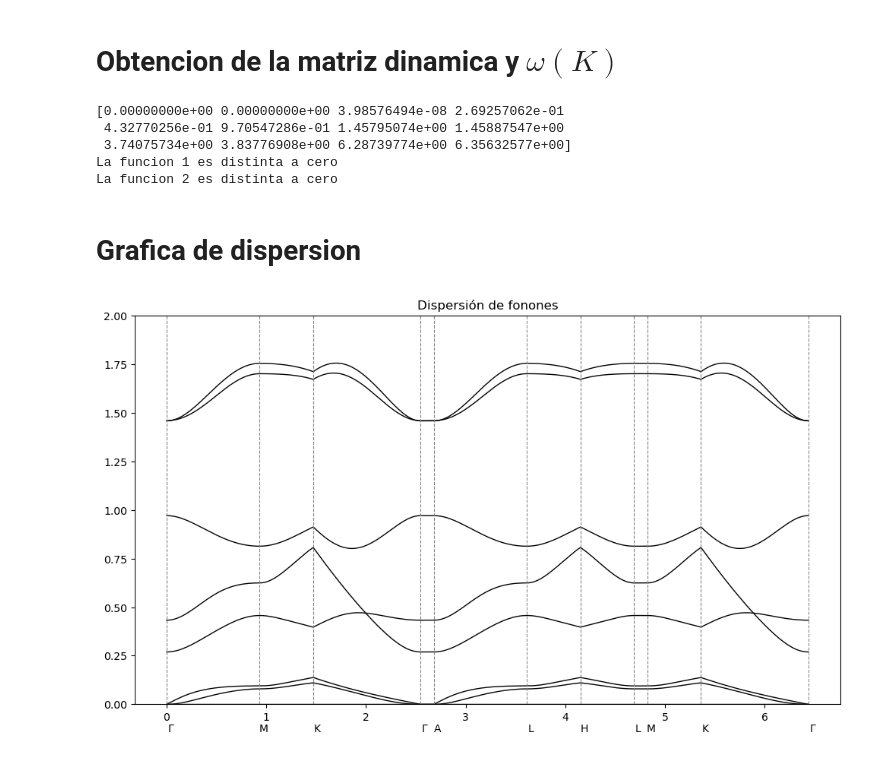
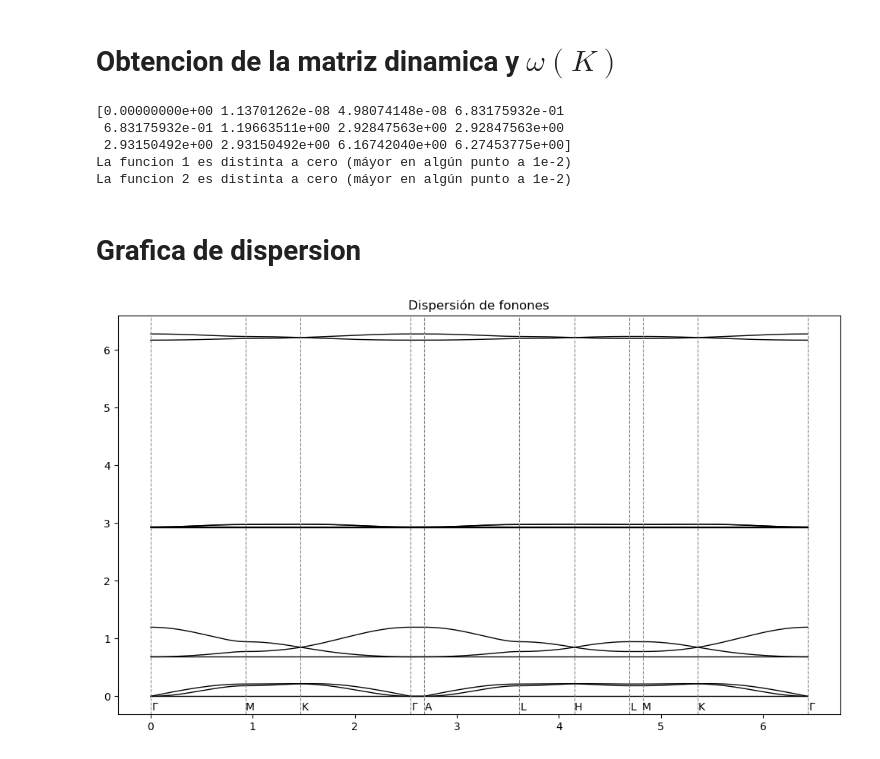
Before and after one commit to D4vidGarcia/Estado-Solido-Proyecto-Equipo, a Jupyter notebook: SCRIPTS/phonons.ipynb, the cells around one changed output. Drawn from its saved outputs; the diff is of its cells as text; code cells hidden in the pictures.

Commit message:
Arreglar las bandas por error de definicion de vectores R_ij que generaba discrepancias en array e

```diff
--- a/SCRIPTS/phonons.ipynb
+++ b/SCRIPTS/phonons.ipynb
@@ -78,13 +78,14 @@ force_cts = np.array(nested_force_cts, dtype=float)
 
 print(force_cts)
 
+# vector final menos inicial para cada par de atomos interactuantes
+R_01 = cell[1] - cell[0]
+R_02 = cell[2] - cell[0]
+R_03 = cell[3] - cell[0]
+R_12 = cell[2] - cell[1]
+R_13 = cell[3] - cell[1]
 
-R_01 = cell[0] - cell[1]
-R_02 = cell[0] - cell[2]
-R_03 = cell[0] - cell[3]
-R_12 = cell[1] - cell[2]
-R_13 = cell[1] - cell[3]
-
+# Crear arrays para los vectores e, sus normales y los indices j
 e = np.zeros((4, 7, 3), dtype=float)
 e_norm = np.zeros((4, 7, 3), dtype=float)
 e_jindex = np.zeros((4, 7), dtype=int)
@@ -94,8 +95,8 @@ e[0] = np.vstack([
     R_01 - lattice[1],
     R_01,
     R_02,
+    R_03 + lattice[0],
     R_03 - lattice[1],
-    R_03 + lattice[0],
     R_03
 ])
 
@@ -111,8 +112,8 @@ e[1] = np.vstack([
     -R_01 - lattice[0],
     -R_01,
     R_13,
+    R_12 + lattice[1],
     R_12 - lattice[0],
-    R_12 + lattice[1],
     R_12
 ])
 
@@ -239,33 +240,33 @@ print(frequencies[0])
 
 for i in range(3):
     if any (frequencies[:, i] > 1e-2):
-        print(f"La funcion {i} es distinta a cero")
+        print(f"La funcion {i} es distinta a cero (máyor en algún punto a 1e-2)")
 # %% [output]
-[0.00000000e+00 0.00000000e+00 3.98576494e-08 2.69257062e-01
- 4.32770256e-01 9.70547286e-01 1.45795074e+00 1.45887547e+00
- 3.74075734e+00 3.83776908e+00 6.28739774e+00 6.35632577e+00]
-La funcion 1 es distinta a cero
-La funcion 2 es distinta a cero
+[0.00000000e+00 1.13701262e-08 4.98074148e-08 6.83175932e-01
+ 6.83175932e-01 1.19663511e+00 2.92847563e+00 2.92847563e+00
+ 2.93150492e+00 2.93150492e+00 6.16742040e+00 6.27453775e+00]
+La funcion 1 es distinta a cero (máyor en algún punto a 1e-2)
+La funcion 2 es distinta a cero (máyor en algún punto a 1e-2)
 # %% [markdown]
 # Grafica de dispersion
 # %%
 # Cálculo de la norma de k para graficar en función de la distancia en el espacio recíproco
 dK = np.linalg.norm( np.diff(k_path, axis=0), axis=1 )
 K_norm = np.concatenate(([0], np.cumsum(dK)))
 
 # Grafico de dispersion de fonones, no tengo ni la mas remota idea de usar matplotlib, se lo pedi a chatgpt
 labels = ["Γ","M","K","Γ","A","L","H","L","M","K","Γ"]
 plt.figure(figsize=(10,6))
 for modo in range(n_modes):
     plt.plot(K_norm, frequencies[:, modo], 'k-', linewidth=1)
 
 
 for i in range(len(labels)):
     plt.axvline(K_norm[n_points_segment * i], color='gray', linestyle='--', linewidth=0.8)
     plt.text(K_norm[n_points_segment * i]+0.04, -0.1, labels[i], ha='center', va='top')
-plt.ylim( 0.0, 2.0)
+# plt.ylim( 2.8, 3.0)
 plt.title("Dispersión de fonones")
 plt.tight_layout()
 plt.show()
 # %% [output]
-[figure, old version]
+[figure, new version]
```
